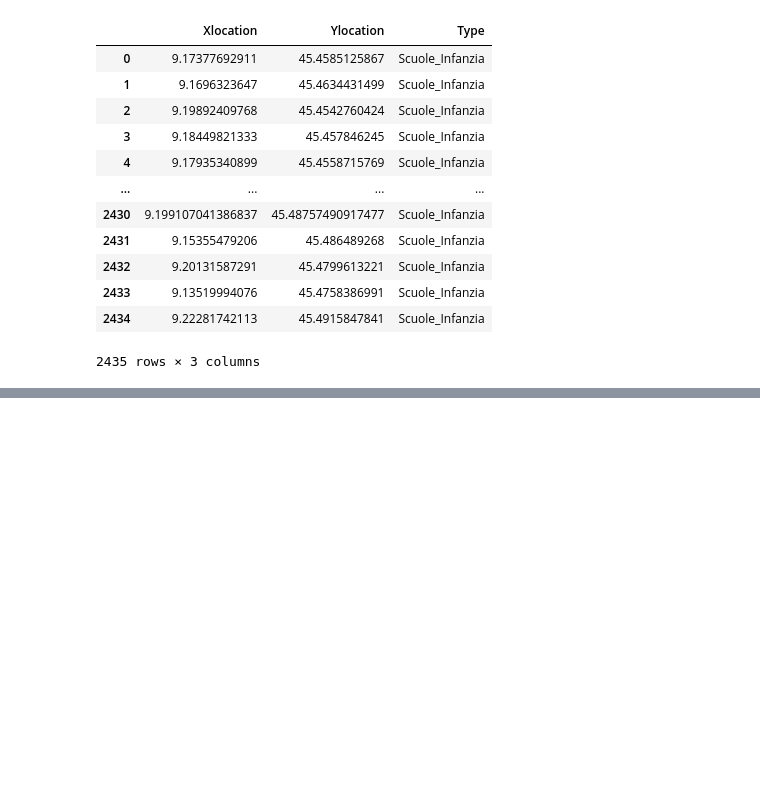
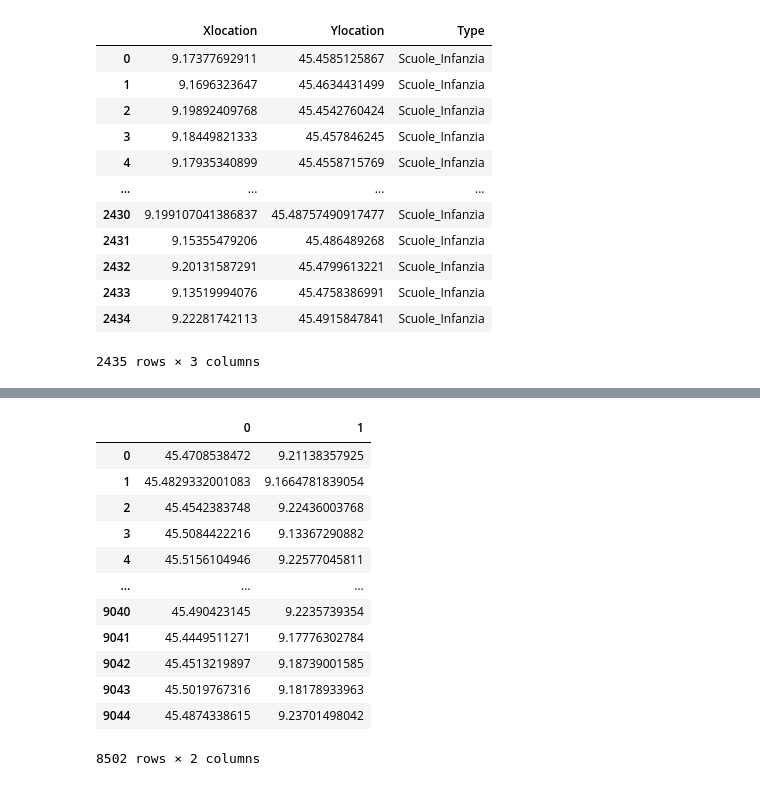
Before and after one commit to EdoPassa/Data_Science_Project_ITS_TTF_2022-23, a Jupyter notebook: Data Mining/dsProject/Data_Mining_Milano.ipynb, the cells around one changed output, grey strips where cells are left out. Drawn from its saved outputs; the diff is of its cells as text; code cells hidden in the pictures; blank space fills up the shorter version.

```diff
--- a/Data Mining/dsProject/Data_Mining_Milano.ipynb
+++ b/Data Mining/dsProject/Data_Mining_Milano.ipynb
@@ -449,0 +412,17 @@ df_svago_milano_mod_0.head(20)
+# %%
+coords = df_svago_milano_mod_0['Location'].str.split('/', expand=True)
+coords
+# %% [output]
+|  | 0 | 1 |
+| 0 | 45.4708538472 | 9.21138357925 |
+| 1 | 45.4829332001083 | 9.1664781839054 |
+| 2 | 45.4542383748 | 9.22436003768 |
+| 3 | 45.5084422216 | 9.13367290882 |
+| 4 | 45.5156104946 | 9.22577045811 |
+| ... | ... | ... |
+| 9040 | 45.490423145 | 9.2235739354 |
+| 9041 | 45.4449511271 | 9.17776302784 |
+| 9042 | 45.4513219897 | 9.18739001585 |
+| 9043 | 45.5019767316 | 9.18178933963 |
+| 9044 | 45.4874338615 | 9.23701498042 |
+8502 rows × 2 columns
```
Also changed, not shown: parts of 6 cells of this notebook.
